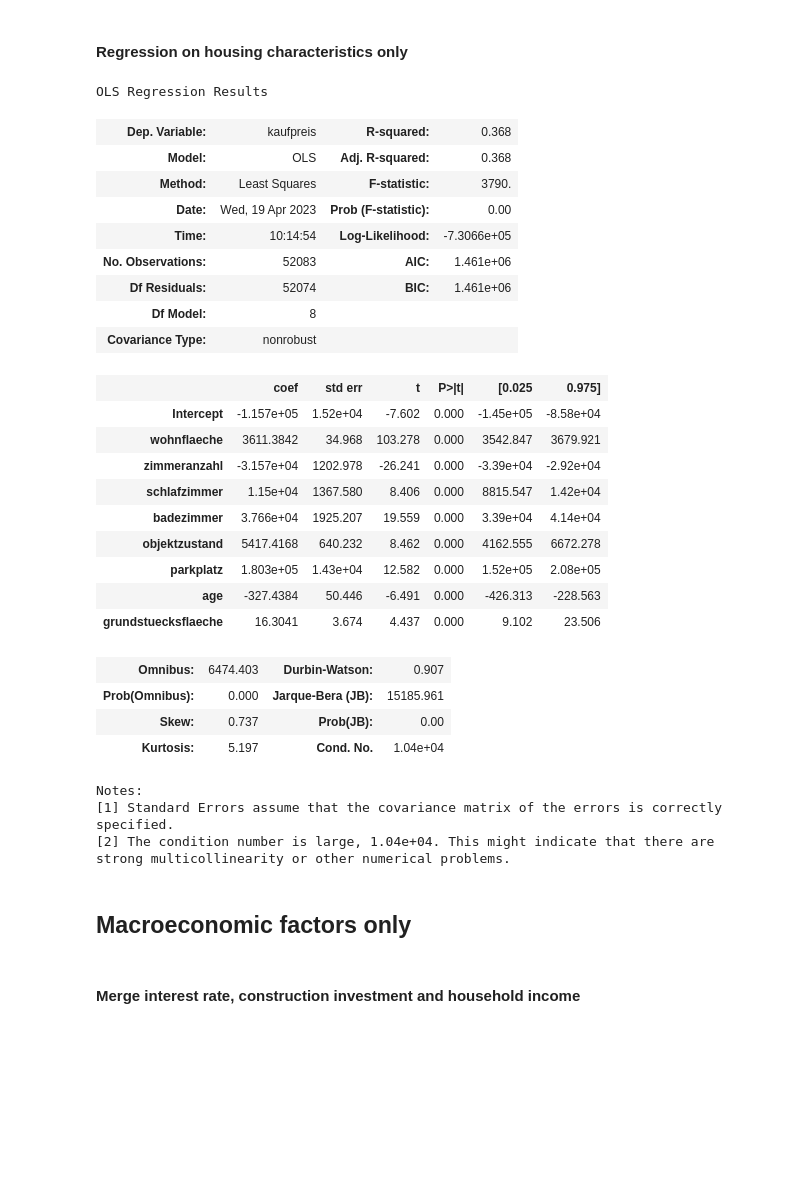
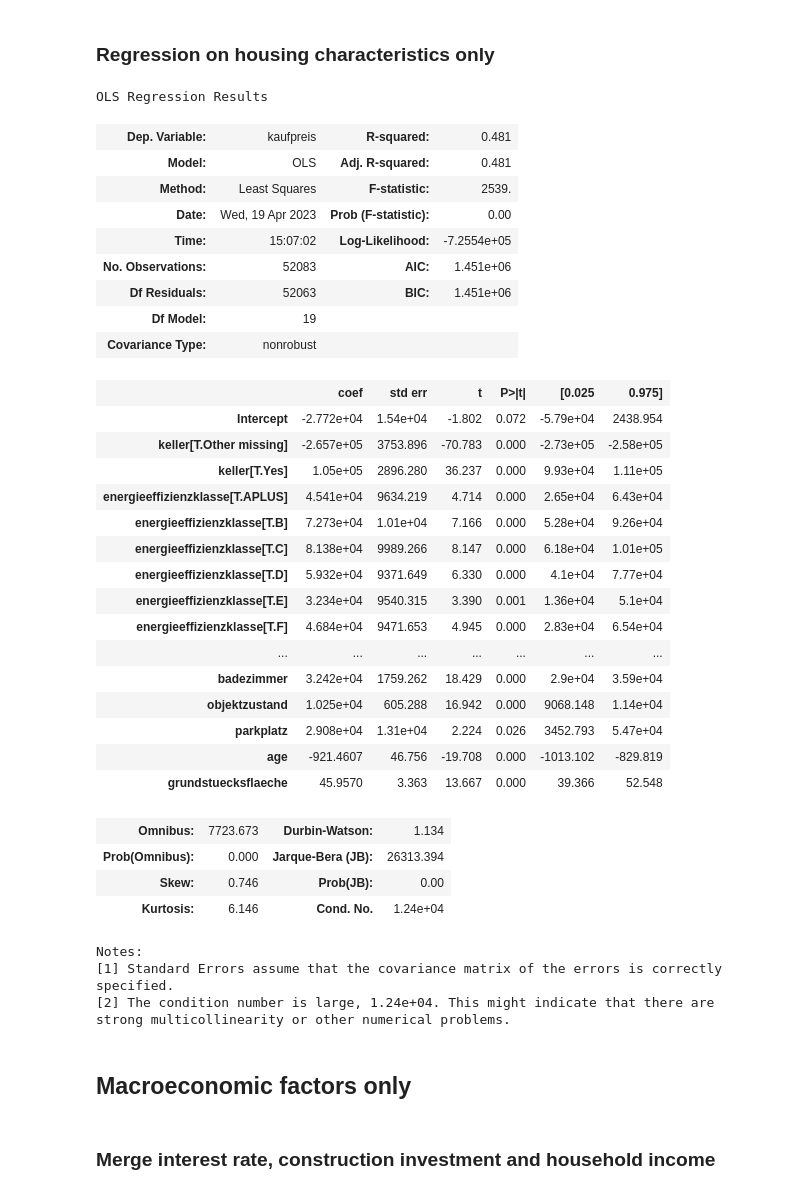
Before and after one commit to pvseydlitz/BachelorThesis, a Jupyter notebook: regression_hk_cities.ipynb, the cells around one changed output. Cells and saved outputs as stored; diff of their text form; code cells hidden in the pictures; blank space fills up the shorter version.

Commit message:
Small changes and add data overview

```diff
--- a/regression_hk_cities.ipynb
+++ b/regression_hk_cities.ipynb
@@ -7,18 +7,20 @@
 # %%
 import pandas as pd
 import matplotlib.pyplot as plt
+#prevent SettingWithCopyWarning message from appearing
+pd.options.mode.chained_assignment = None
 
 hk_cities = pd.read_csv('./Data/HK_cities.csv', dtype={'plz': object, 'zimmeranzahl': object, 'click_customer': object})
 
-df_original = pd.DataFrame(hk_cities)
+df_hk_cities = pd.DataFrame(hk_cities)
 
 #All columns sorted by category
 #Independent and dependent variabels, columns which will not be dropped: edat, zimmeranzahl, schlafzimmer, badezimmer, wohnflaeche, grundstuecksflaeche, objektzustand, parkplatz, price_sqm, kaufpreis
 time_information = ['adat']
-object_features = [ 'ausstattung', 'denkmalobjekt', 'einbaukueche', 'ferienhaus', 'gaestewc', 'garten', 'haustier_erlaubt', 'kategorie_Haus', 'keller']
+object_features = [ 'ausstattung', 'denkmalobjekt', 'einbaukueche', 'ferienhaus', 'gaestewc', 'garten', 'haustier_erlaubt', 'kategorie_Haus']
 general_object_information = ['bauphase', 'einliegerwohnung', 'foerderung', 'immobilientyp', 'kaufvermietet', 'mieteinnahmenpromonat', 'nebenraeume', 'rollstuhlgerecht']
 area_information = ['nutzflaeche']
-energy_and_structure_information = ['energieausweistyp', 'energieeffizienzklasse', 'ev_kennwert', 'ev_wwenthalten', 'heizkosten', 'heizungsart', 'letzte_modernisierung']
+energy_and_structure_information = ['energieausweistyp', 'ev_kennwert', 'ev_wwenthalten', 'heizkosten', 'heizungsart', 'letzte_modernisierung']
 price_information = ['parkplatzpreis']
 regional_information = ['gid2019', 'kid2019', 'ergg_1km', 'blid']
 meta_information_advertisement = ['click_customer', 'click_schnellkontakte', 'click_url', 'click_weitersagen', 'hits', 'laufzeittage', 'hits_gen']
@@ -26,9 +28,9 @@ technical_variables = ['bef1', 'bef2', 'bef3', 'bef4', 'bef5', 'bef6', 'bef7', '
 other_variables = ['liste_show', 'liste_match', 'liste_show_gen', 'liste_match_gen']
 
 columns_to_drop = time_information + object_features + general_object_information + area_information + energy_and_structure_information + price_information + regional_information + meta_information_advertisement + technical_variables + other_variables
-df_original.drop(columns=columns_to_drop, axis=1, inplace=True)
+df_hk_cities.drop(columns=columns_to_drop, axis=1, inplace=True)
 
-df_original.describe(include='all')
+df_hk_cities.describe(include='all')
 # %% [output]
 |  | obid | plz | kaufpreis | baujahr | wohnflaeche | grundstuecksflaeche | zimmeranzahl | schlafzimmer | ... |
 | count | 3.675830e+05 | 367583 | 3.675830e+05 | 301652.000000 | 367583.000000 | 367583 | 367583 | 367583 | ... |
@@ -101,5 +156,5 @@ See the caveats in the documentation: https://pandas.pydata.org/pandas-docs/stab
 # %% [markdown]
-#### Regression on housing characteristics only
+### Regression on housing characteristics only
 # %%
 from IPython.display import HTML, display
 import numpy as np
@@ -115,47 +170,55 @@ sns.set_style("darkgrid")
 # %%
 housing_model = ols("""kaufpreis ~ wohnflaeche
                                             + zimmeranzahl
                                             + schlafzimmer
                                             + badezimmer
                                             + objektzustand
                                             + parkplatz
                                             + age
-                                            + grundstuecksflaeche""", data=df).fit()
+                                            + keller
+                                            + energieeffizienzklasse
+                                            + grundstuecksflaeche""", data=df_characteristics).fit()
 housing_model_summary = housing_model.summary()
 HTML(housing_model_summary.as_html())
 # %% [output]
 OLS Regression Results
-| Dep. Variable: | kaufpreis | R-squared: | 0.368 |
-| Model: | OLS | Adj. R-squared: | 0.368 |
-| Method: | Least Squares | F-statistic: | 3790. |
+| Dep. Variable: | kaufpreis | R-squared: | 0.481 |
+| Model: | OLS | Adj. R-squared: | 0.481 |
+| Method: | Least Squares | F-statistic: | 2539. |
 | Date: | Wed, 19 Apr 2023 | Prob (F-statistic): | 0.00 |
-| Time: | 10:14:54 | Log-Likelihood: | -7.3066e+05 |
-| No. Observations: | 52083 | AIC: | 1.461e+06 |
-| Df Residuals: | 52074 | BIC: | 1.461e+06 |
-| Df Model: | 8 |  |  |
+| Time: | 15:07:02 | Log-Likelihood: | -7.2554e+05 |
+| No. Observations: | 52083 | AIC: | 1.451e+06 |
+| Df Residuals: | 52063 | BIC: | 1.451e+06 |
+| Df Model: | 19 |  |  |
 | Covariance Type: | nonrobust |  |  |
 |  | coef | std err | t | P>|t| | [0.025 | 0.975] |
-| Intercept | -1.157e+05 | 1.52e+04 | -7.602 | 0.000 | -1.45e+05 | -8.58e+04 |
-| wohnflaeche | 3611.3842 | 34.968 | 103.278 | 0.000 | 3542.847 | 3679.921 |
-| zimmeranzahl | -3.157e+04 | 1202.978 | -26.241 | 0.000 | -3.39e+04 | -2.92e+04 |
-| schlafzimmer | 1.15e+04 | 1367.580 | 8.406 | 0.000 | 8815.547 | 1.42e+04 |
-| badezimmer | 3.766e+04 | 1925.207 | 19.559 | 0.000 | 3.39e+04 | 4.14e+04 |
-| objektzustand | 5417.4168 | 640.232 | 8.462 | 0.000 | 4162.555 | 6672.278 |
-| parkplatz | 1.803e+05 | 1.43e+04 | 12.582 | 0.000 | 1.52e+05 | 2.08e+05 |
-| age | -327.4384 | 50.446 | -6.491 | 0.000 | -426.313 | -228.563 |
-| grundstuecksflaeche | 16.3041 | 3.674 | 4.437 | 0.000 | 9.102 | 23.506 |
+| Intercept | -2.772e+04 | 1.54e+04 | -1.802 | 0.072 | -5.79e+04 | 2438.954 |
+| keller[T.Other missing] | -2.657e+05 | 3753.896 | -70.783 | 0.000 | -2.73e+05 | -2.58e+05 |
+| keller[T.Yes] | 1.05e+05 | 2896.280 | 36.237 | 0.000 | 9.93e+04 | 1.11e+05 |
+| energieeffizienzklasse[T.APLUS] | 4.541e+04 | 9634.219 | 4.714 | 0.000 | 2.65e+04 | 6.43e+04 |
+| energieeffizienzklasse[T.B] | 7.273e+04 | 1.01e+04 | 7.166 | 0.000 | 5.28e+04 | 9.26e+04 |
+| energieeffizienzklasse[T.C] | 8.138e+04 | 9989.266 | 8.147 | 0.000 | 6.18e+04 | 1.01e+05 |
+| energieeffizienzklasse[T.D] | 5.932e+04 | 9371.649 | 6.330 | 0.000 | 4.1e+04 | 7.77e+04 |
+| energieeffizienzklasse[T.E] | 3.234e+04 | 9540.315 | 3.390 | 0.001 | 1.36e+04 | 5.1e+04 |
+| energieeffizienzklasse[T.F] | 4.684e+04 | 9471.653 | 4.945 | 0.000 | 2.83e+04 | 6.54e+04 |
+| ... | ... | ... | ... | ... | ... | ... |
+| badezimmer | 3.242e+04 | 1759.262 | 18.429 | 0.000 | 2.9e+04 | 3.59e+04 |
+| objektzustand | 1.025e+04 | 605.288 | 16.942 | 0.000 | 9068.148 | 1.14e+04 |
+| parkplatz | 2.908e+04 | 1.31e+04 | 2.224 | 0.026 | 3452.793 | 5.47e+04 |
+| age | -921.4607 | 46.756 | -19.708 | 0.000 | -1013.102 | -829.819 |
+| grundstuecksflaeche | 45.9570 | 3.363 | 13.667 | 0.000 | 39.366 | 52.548 |
-| Omnibus: | 6474.403 | Durbin-Watson: | 0.907 |
-| Prob(Omnibus): | 0.000 | Jarque-Bera (JB): | 15185.961 |
-| Skew: | 0.737 | Prob(JB): | 0.00 |
-| Kurtosis: | 5.197 | Cond. No. | 1.04e+04 |
+| Omnibus: | 7723.673 | Durbin-Watson: | 1.134 |
+| Prob(Omnibus): | 0.000 | Jarque-Bera (JB): | 26313.394 |
+| Skew: | 0.746 | Prob(JB): | 0.00 |
+| Kurtosis: | 6.146 | Cond. No. | 1.24e+04 |
 Notes:
 [1] Standard Errors assume that the covariance matrix of the errors is correctly specified.
-[2] The condition number is large, 1.04e+04. This might indicate that there are
+[2] The condition number is large, 1.24e+04. This might indicate that there are
 strong multicollinearity or other numerical problems.
 # %% [markdown]
 ## Macroeconomic factors only
 # %% [markdown]
-#### Merge interest rate, construction investment and household income
+### Merge interest rate, construction investment and household income
 # %%
 def convert_date(x):
     date_string = str(x)
```
Also changed, not shown: parts of 23 cells of this notebook, 1 other file.
